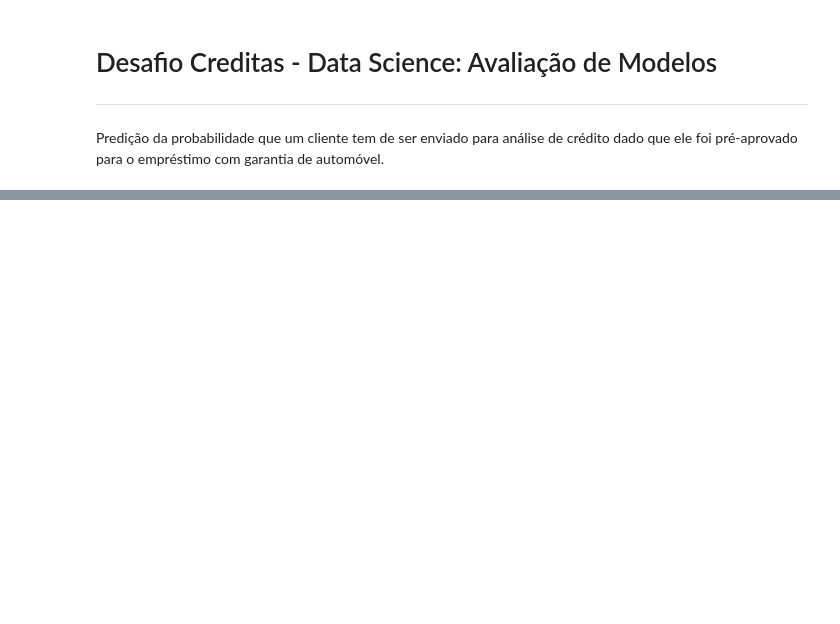
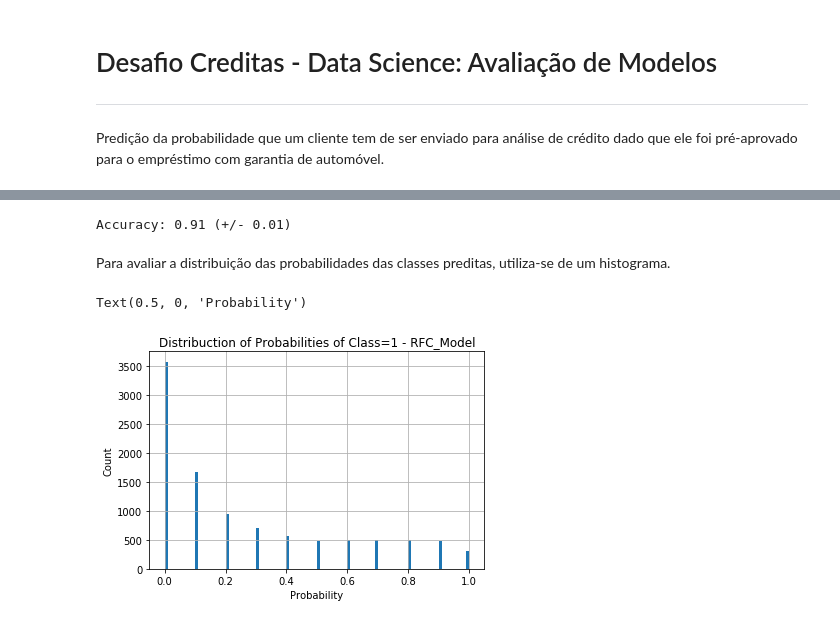
Before and after one commit to mbranbilla/creditas-challenge, a Jupyter notebook: evaluation.ipynb, the cells around one changed output, grey strips where cells are left out. Saved outputs shown, nothing was run; the diff lists cells and outputs as text; code cells hidden in the pictures; blank space fills up the shorter version.

Commit message:
Add modeling details and evaluation

```diff
--- a/evaluation.ipynb
+++ b/evaluation.ipynb
@@ -10,3 +27,11 @@ Predição da probabilidade que um cliente tem de ser enviado para análise de c
+# %%
+import pandas as pd
+from sklearn.externals import joblib
+
+X_train = joblib.load("model_files/X_train.pkl")
+y_train = joblib.load("model_files/balanced_y_train.pkl")
+X_test = joblib.load("model_files/X_test.pkl")
+y_test = joblib.load("model_files/y_test.pkl")
 # %% [markdown]
 ## Seleção de Modelos
 
@@ -21,0 +66,21 @@ Encontrar o modelo mais adequado, baseado em métricas de desempenho, para abord
+# %%
+from sklearn.ensemble import RandomForestClassifier
+
+rfc_model = RandomForestClassifier().fit(X_train, y_train)
+
+scores = cross_val_score(rfc_model, X_test, y_test, cv=5)
+print("Accuracy: %0.2f (+/- %0.2f)" % (scores.mean(), scores.std() * 2))
+# %% [output]
+Accuracy: 0.91 (+/- 0.01)
+# %% [markdown]
+Para avaliar a distribuição das probabilidades das classes preditas, utiliza-se de um histograma.
+# %%
+predict_prob = pd.DataFrame(rfc_model.predict_proba(X_test.values))
+
+predict_prob.iloc[:, 1].hist(bins=100)
+plt.title("Distribuction of Probabilities of Class=1 - RFC_Model")
+plt.ylabel("Count")
+plt.xlabel("Probability")
+# %% [output]
+Text(0.5, 0, 'Probability')
+[figure, added]
```
Also changed, not shown: parts of 35 cells of this notebook.
